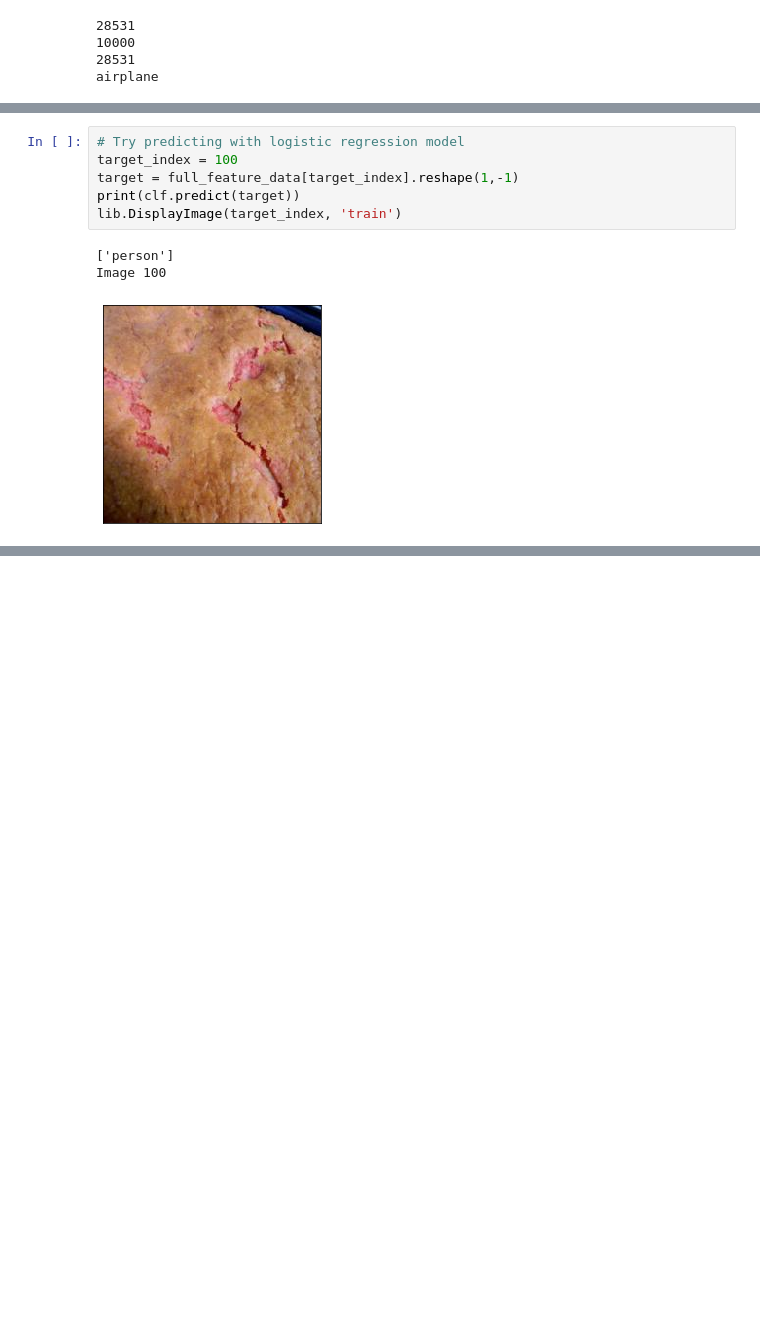
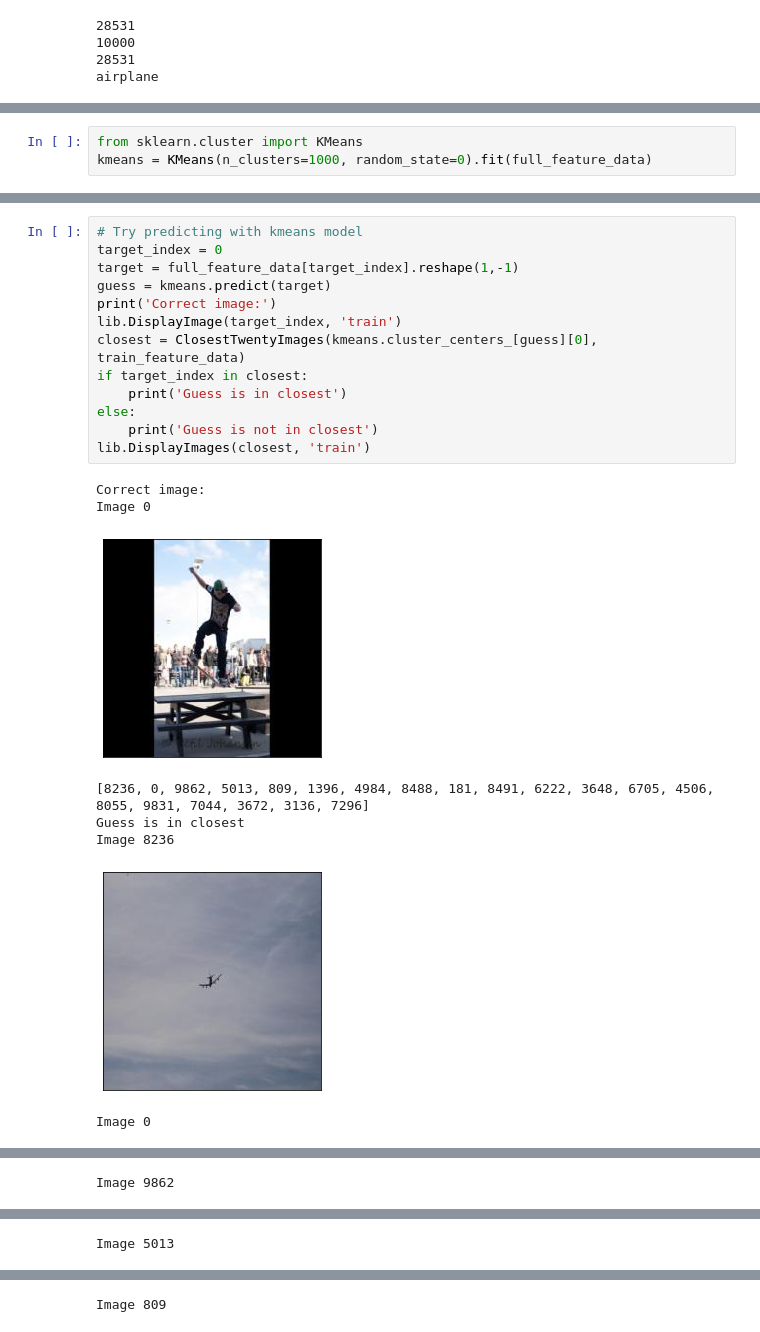
Before and after one commit to CalvinSoHK/cs5785-final-team-overfit, a Jupyter notebook: kMeans.ipynb, the cells around one changed output, grey strips where cells are left out. Drawn from its saved outputs; the diff is of its cells as text; blank space fills up the shorter version.

```diff
--- a/kMeans.ipynb
+++ b/kMeans.ipynb
@@ -78,0 +73,3 @@ clf = LogisticRegression(random_state=0, solver='lbfgs', multi_class='multinomia
+# %%
+from sklearn.cluster import KMeans
+kmeans = KMeans(n_clusters=1000, random_state=0).fit(full_feature_data)
@@ -79,10 +95,22 @@ clf = LogisticRegression(random_state=0, solver='lbfgs', multi_class='multinomia
 # %%
-# Try predicting with logistic regression model
-target_index = 100
+# Try predicting with kmeans model
+target_index = 0
 target = full_feature_data[target_index].reshape(1,-1)
-print(clf.predict(target))
+guess = kmeans.predict(target)
+print('Correct image:')
 lib.DisplayImage(target_index, 'train')
+closest = ClosestTwentyImages(kmeans.cluster_centers_[guess][0], train_feature_data)
+if target_index in closest:
+    print('Guess is in closest')
+else:
+    print('Guess is not in closest')
+lib.DisplayImages(closest, 'train')
 # %% [output]
-['person']
-Image 100
+Correct image:
+Image 0
-[figure, old version]
+[figure, new version]
+[8236, 0, 9862, 5013, 809, 1396, 4984, 8488, 181, 8491, 6222, 3648, 6705, 4506, 8055, 9831, 7044, 3672, 3136, 7296]
+Guess is in closest
+Image 8236
+[figure, added]
+Image 0
@@ -88,0 +118 @@ Image 100
+Image 9862
@@ -88,0 +120 @@ Image 100
+Image 5013
@@ -88,0 +122 @@ Image 100
+Image 809
```
Also changed, not shown: parts of 6 cells of this notebook, 4 other files.
